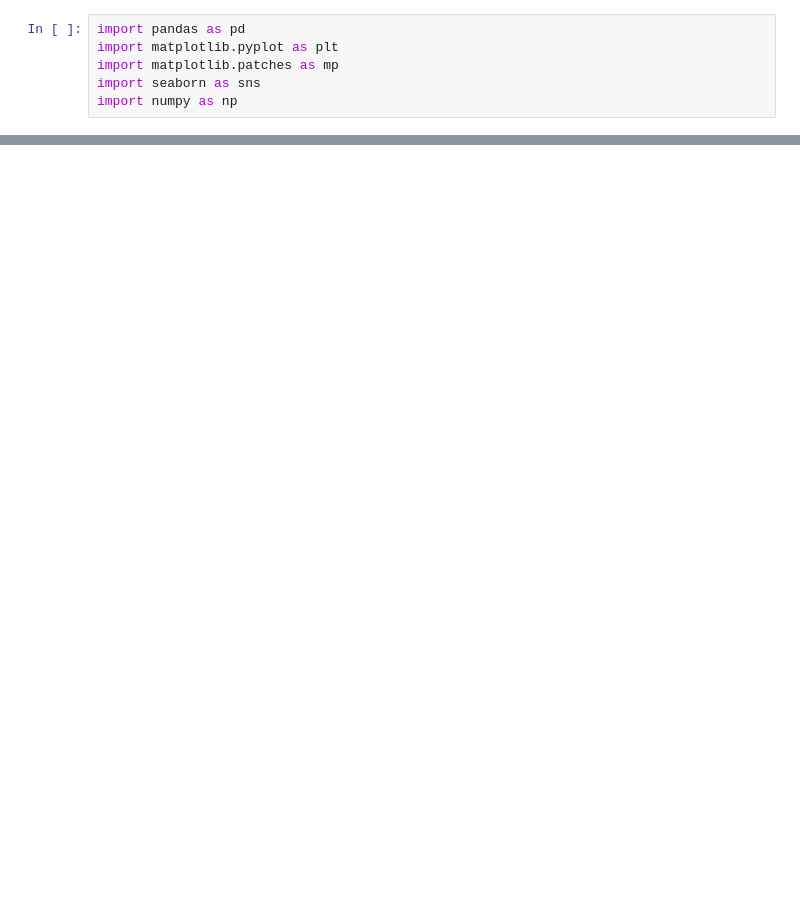
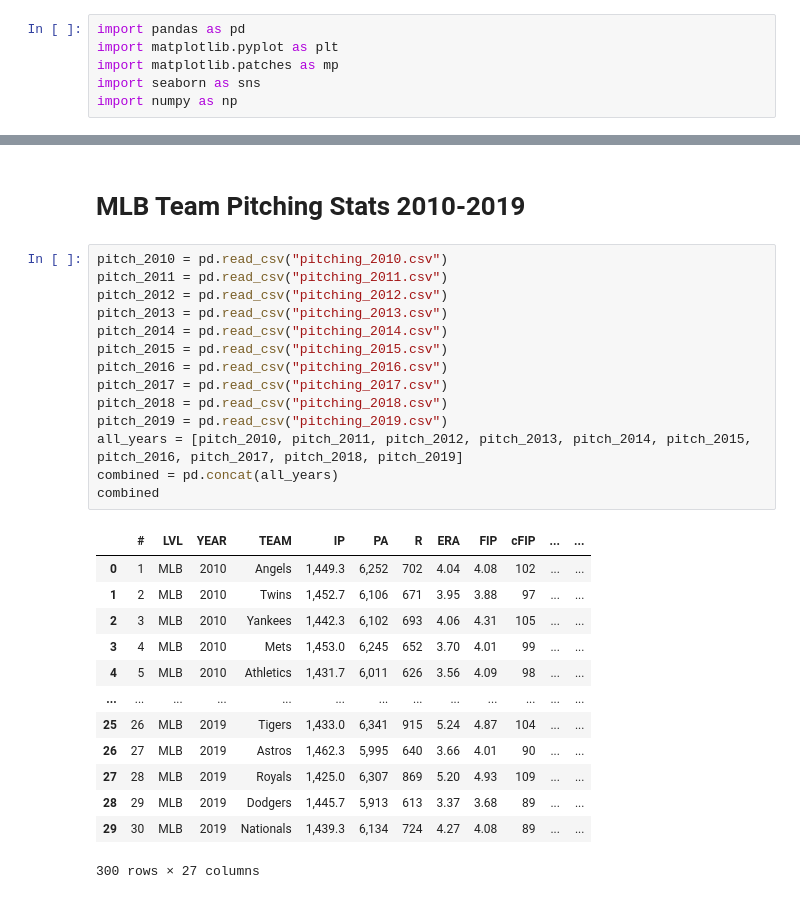
Before and after one commit to SheltonBlackwell/Data-Analysis-Notebook, a Jupyter notebook: Data analysis Notebook.ipynb, the cells around one changed output, grey strips where cells are left out. Saved outputs shown, nothing was run; the diff lists cells and outputs as text; blank space fills up the shorter version.

```diff
--- a/Data analysis Notebook.ipynb
+++ b/Data analysis Notebook.ipynb
@@ -36,0 +7,30 @@ df[(df["name"]== 'Mike Smithson') & (df["Lg"]== 'AL')]
+# %% [markdown]
+# MLB Team Pitching Stats 2010-2019
+# %%
+pitch_2010 = pd.read_csv("pitching_2010.csv")
+pitch_2011 = pd.read_csv("pitching_2011.csv")
+pitch_2012 = pd.read_csv("pitching_2012.csv")
+pitch_2013 = pd.read_csv("pitching_2013.csv")
+pitch_2014 = pd.read_csv("pitching_2014.csv")
+pitch_2015 = pd.read_csv("pitching_2015.csv")
+pitch_2016 = pd.read_csv("pitching_2016.csv")
+pitch_2017 = pd.read_csv("pitching_2017.csv")
+pitch_2018 = pd.read_csv("pitching_2018.csv")
+pitch_2019 = pd.read_csv("pitching_2019.csv")
+all_years = [pitch_2010, pitch_2011, pitch_2012, pitch_2013, pitch_2014, pitch_2015, pitch_2016, pitch_2017, pitch_2018, pitch_2019]
+combined = pd.concat(all_years)
+combined
+# %% [output]
+|  | # | LVL | YEAR | TEAM | IP | PA | R | ERA | FIP | cFIP | ... | ... |
+| 0 | 1 | MLB | 2010 | Angels | 1,449.3 | 6,252 | 702 | 4.04 | 4.08 | 102 | ... | ... |
+| 1 | 2 | MLB | 2010 | Twins | 1,452.7 | 6,106 | 671 | 3.95 | 3.88 | 97 | ... | ... |
+| 2 | 3 | MLB | 2010 | Yankees | 1,442.3 | 6,102 | 693 | 4.06 | 4.31 | 105 | ... | ... |
+| 3 | 4 | MLB | 2010 | Mets | 1,453.0 | 6,245 | 652 | 3.70 | 4.01 | 99 | ... | ... |
+| 4 | 5 | MLB | 2010 | Athletics | 1,431.7 | 6,011 | 626 | 3.56 | 4.09 | 98 | ... | ... |
+| ... | ... | ... | ... | ... | ... | ... | ... | ... | ... | ... | ... | ... |
+| 25 | 26 | MLB | 2019 | Tigers | 1,433.0 | 6,341 | 915 | 5.24 | 4.87 | 104 | ... | ... |
+| 26 | 27 | MLB | 2019 | Astros | 1,462.3 | 5,995 | 640 | 3.66 | 4.01 | 90 | ... | ... |
+| 27 | 28 | MLB | 2019 | Royals | 1,425.0 | 6,307 | 869 | 5.20 | 4.93 | 109 | ... | ... |
+| 28 | 29 | MLB | 2019 | Dodgers | 1,445.7 | 5,913 | 613 | 3.37 | 3.68 | 89 | ... | ... |
+| 29 | 30 | MLB | 2019 | Nationals | 1,439.3 | 6,134 | 724 | 4.27 | 4.08 | 89 | ... | ... |
+300 rows × 27 columns
```
Also changed, not shown: parts of 10 cells of this notebook.
